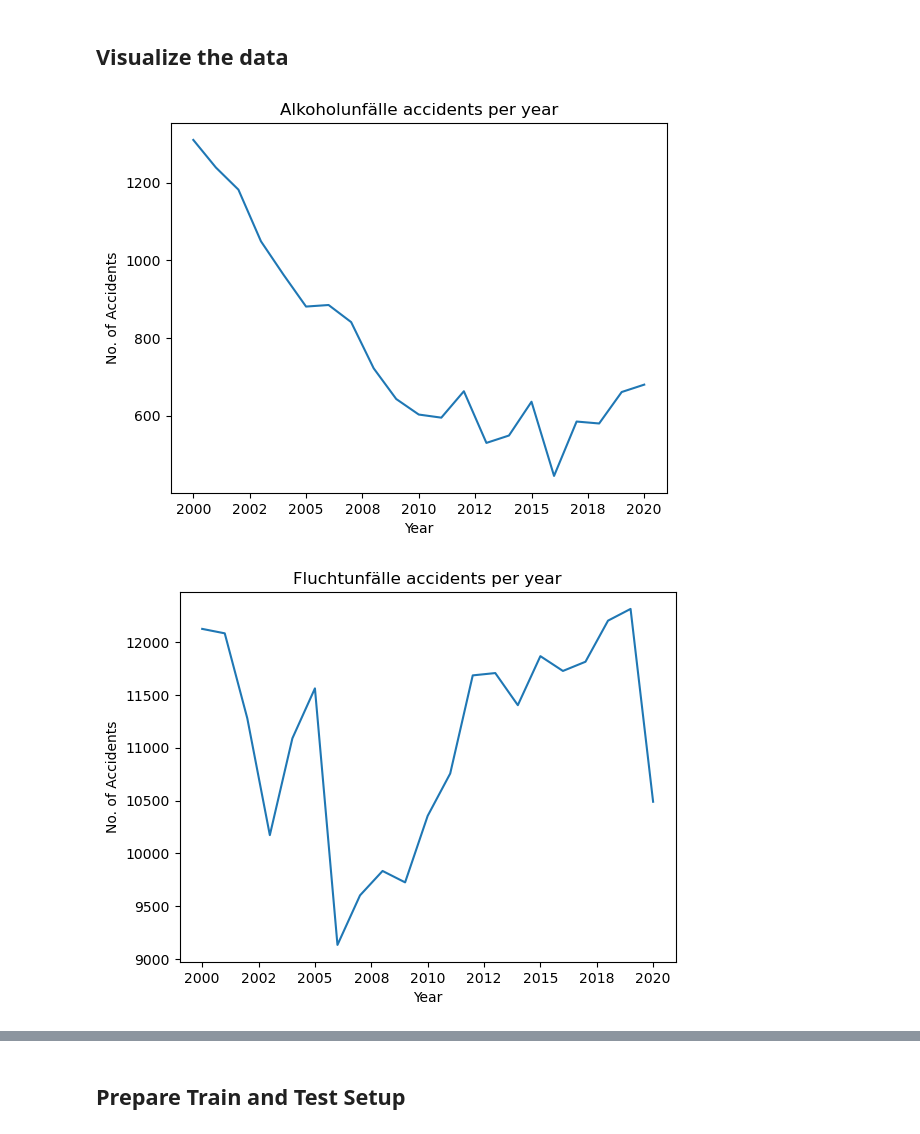
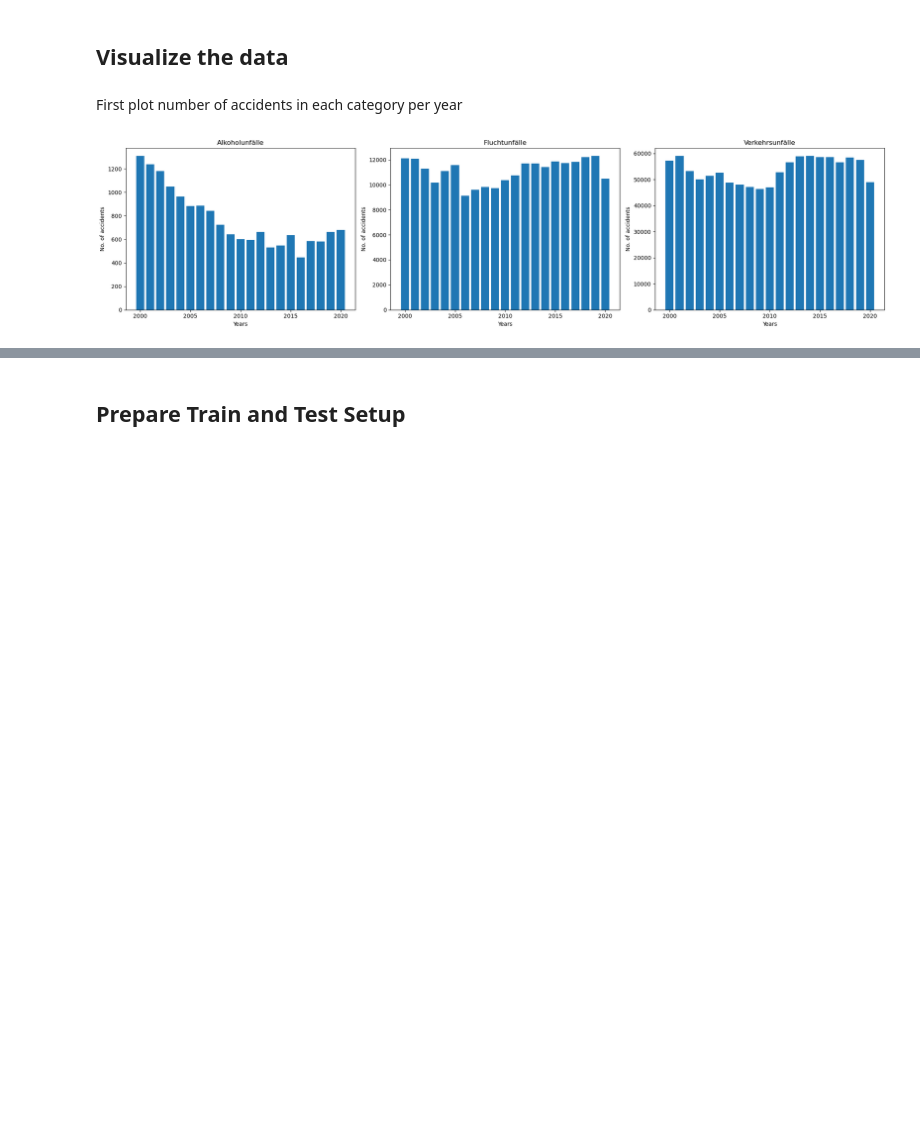
Before and after one commit to eminedari/dps_ai_challenge, a Jupyter notebook: main.ipynb, the cells around one changed output, grey strips where cells are left out. Cells and saved outputs as stored; diff of their text form; code cells hidden in the pictures; blank space fills up the shorter version.

Commit message:
improved graphs

```diff
--- a/main.ipynb
+++ b/main.ipynb
@@ -100,24 +100,29 @@ print(data_2020[0:5,:])
  [   0    1 2020    5   40]]
 # %% [markdown]
 ## Visualize the data
+# %% [markdown]
+First plot number of accidents in each category per year
 # %%
-# create a dictionary for storing number of accidents per category per year
 years = np.unique(data_2020[:,2]).astype('int')
 
-for category in categories:
+fig, axs = plt.subplots(1,3, figsize=(20, 5))
+axs = axs.ravel()
+formatter = matplotlib.ticker.StrMethodFormatter("{x:.0f}")
+
+for i,category in enumerate(categories):
   accidents_per_year= []
   cat_masked = data_2020[data_2020[:,0] == categories_mapping[category]]
   for year in years:
     year_masked = cat_masked[cat_masked[:,2]==year]
     num_accident = np.sum(year_masked[:,4])
     accidents_per_year.append(num_accident)
-  plt.plot(years,accidents_per_year)
-  plt.xlabel('Year')
-  plt.ylabel('No. of Accidents')
-  plt.title(category + ' accidents per year')
-  formatter = matplotlib.ticker.StrMethodFormatter("{x:.0f}")
-  plt.gca().xaxis.set_major_formatter(formatter)
-  plt.show()
+
+  axs[i].bar(years,accidents_per_year)
+  axs[i].set_title(category)
+  axs[i].set(xlabel="Years",ylabel="No. of accidents")
+  axs[i].xaxis.set_major_formatter(formatter)
+  fig.tight_layout()
+
+plt.savefig('category_per_year.png')
 # %% [output]
-[figure, old version]
+[figure, new version]
-[figure, removed]
```
Also changed, not shown: parts of 4 cells of this notebook, 3 other files.
